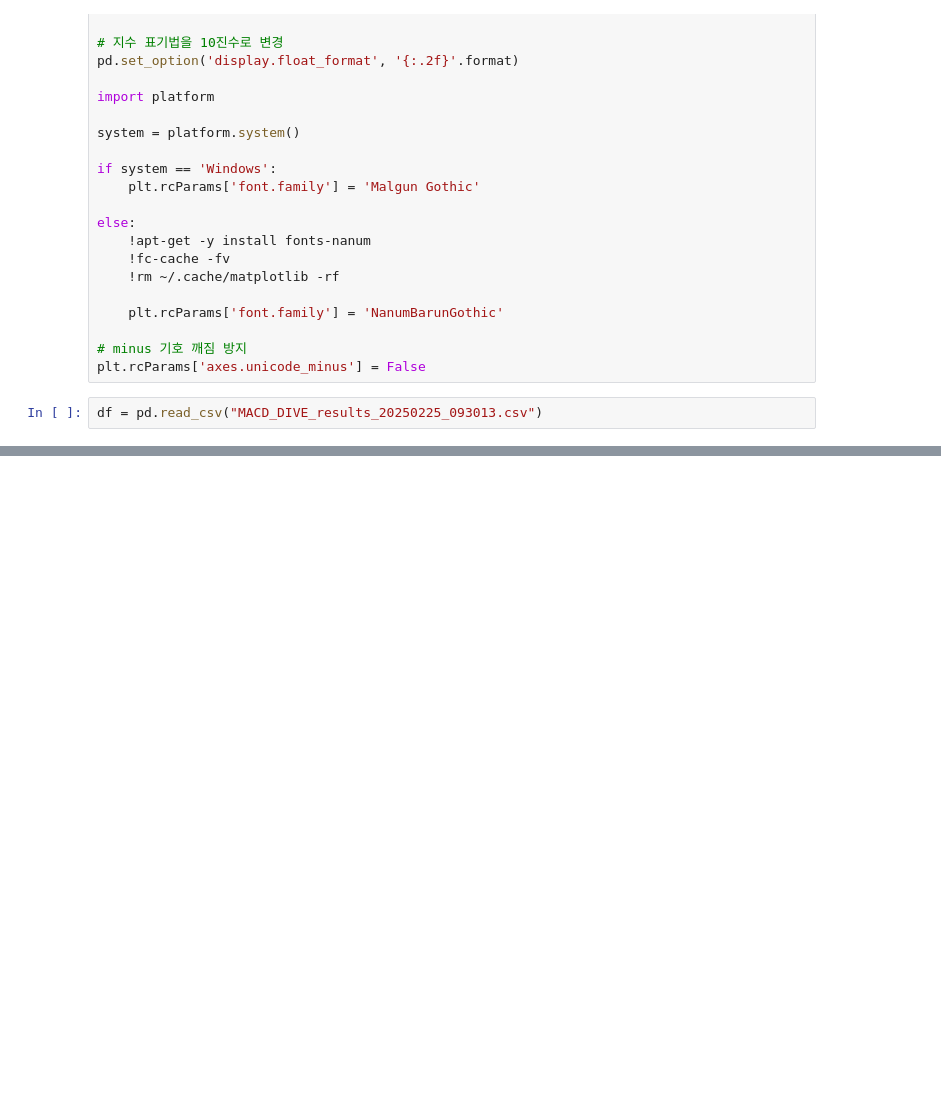
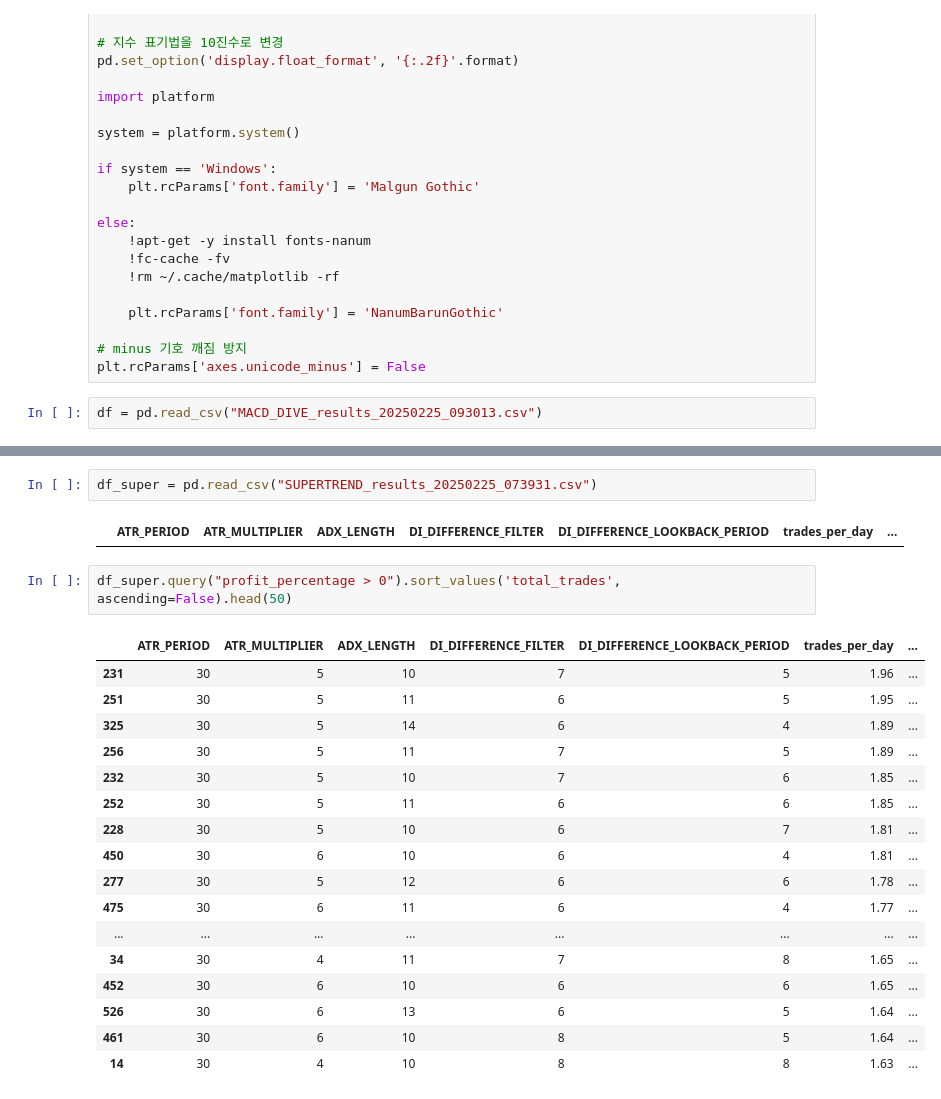
Before and after one commit to entangelk/backtesting_trading_bot, a Jupyter notebook: backtest_results/check.ipynb, the cells around one changed output, grey strips where cells are left out. Saved outputs shown, nothing was run; the diff lists cells and outputs as text; blank space fills up the shorter version.

```diff
--- a/backtest_results/check.ipynb
+++ b/backtest_results/check.ipynb
@@ -52,3 +52,27 @@ df.query("trades_per_day > 1 & win_rate > 60").sort_values('total_trades', ascen
 | 832 | 10 | 31 | 14 | 70 | -80 | 2 | ... |
 | 772 | 10 | 31 | 12 | 50 | -80 | 2 | ... |
 | 786 | 10 | 31 | 12 | 70 | -80 | 2 | ... |
+# %%
+df_super = pd.read_csv("SUPERTREND_results_20250225_073931.csv")
+# %% [output]
+|  | ATR_PERIOD | ATR_MULTIPLIER | ADX_LENGTH | DI_DIFFERENCE_FILTER | DI_DIFFERENCE_LOOKBACK_PERIOD | trades_per_day | ... |
+# %%
+df_super.query("profit_percentage > 0").sort_values('total_trades', ascending=False).head(50)
+# %% [output]
+|  | ATR_PERIOD | ATR_MULTIPLIER | ADX_LENGTH | DI_DIFFERENCE_FILTER | DI_DIFFERENCE_LOOKBACK_PERIOD | trades_per_day | ... |
+| 231 | 30 | 5 | 10 | 7 | 5 | 1.96 | ... |
+| 251 | 30 | 5 | 11 | 6 | 5 | 1.95 | ... |
+| 325 | 30 | 5 | 14 | 6 | 4 | 1.89 | ... |
+| 256 | 30 | 5 | 11 | 7 | 5 | 1.89 | ... |
+| 232 | 30 | 5 | 10 | 7 | 6 | 1.85 | ... |
+| 252 | 30 | 5 | 11 | 6 | 6 | 1.85 | ... |
+| 228 | 30 | 5 | 10 | 6 | 7 | 1.81 | ... |
+| 450 | 30 | 6 | 10 | 6 | 4 | 1.81 | ... |
+| 277 | 30 | 5 | 12 | 6 | 6 | 1.78 | ... |
+| 475 | 30 | 6 | 11 | 6 | 4 | 1.77 | ... |
+| ... | ... | ... | ... | ... | ... | ... | ... |
+| 34 | 30 | 4 | 11 | 7 | 8 | 1.65 | ... |
+| 452 | 30 | 6 | 10 | 6 | 6 | 1.65 | ... |
+| 526 | 30 | 6 | 13 | 6 | 5 | 1.64 | ... |
+| 461 | 30 | 6 | 10 | 8 | 5 | 1.64 | ... |
+| 14 | 30 | 4 | 10 | 8 | 8 | 1.63 | ... |
```
Also changed, not shown: parts of 1 cell of this notebook, 2 other files.
